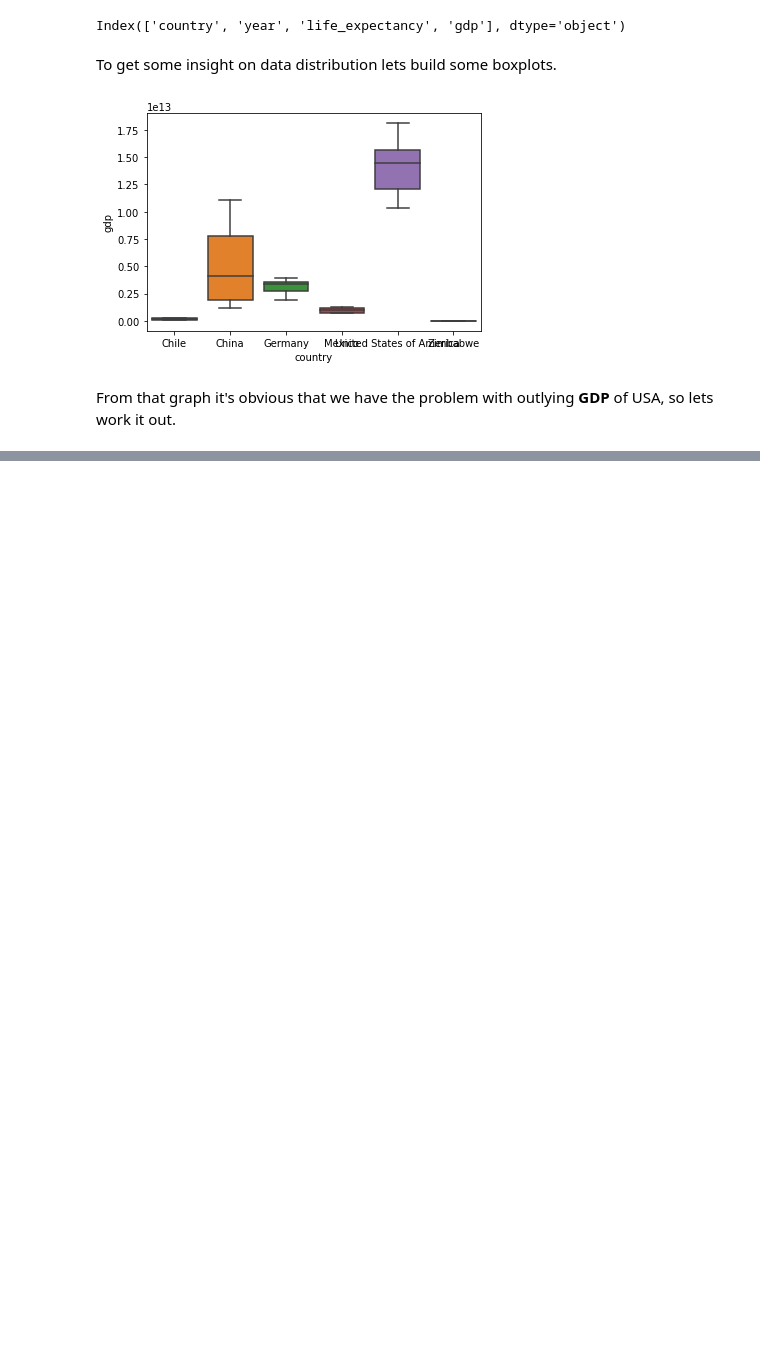
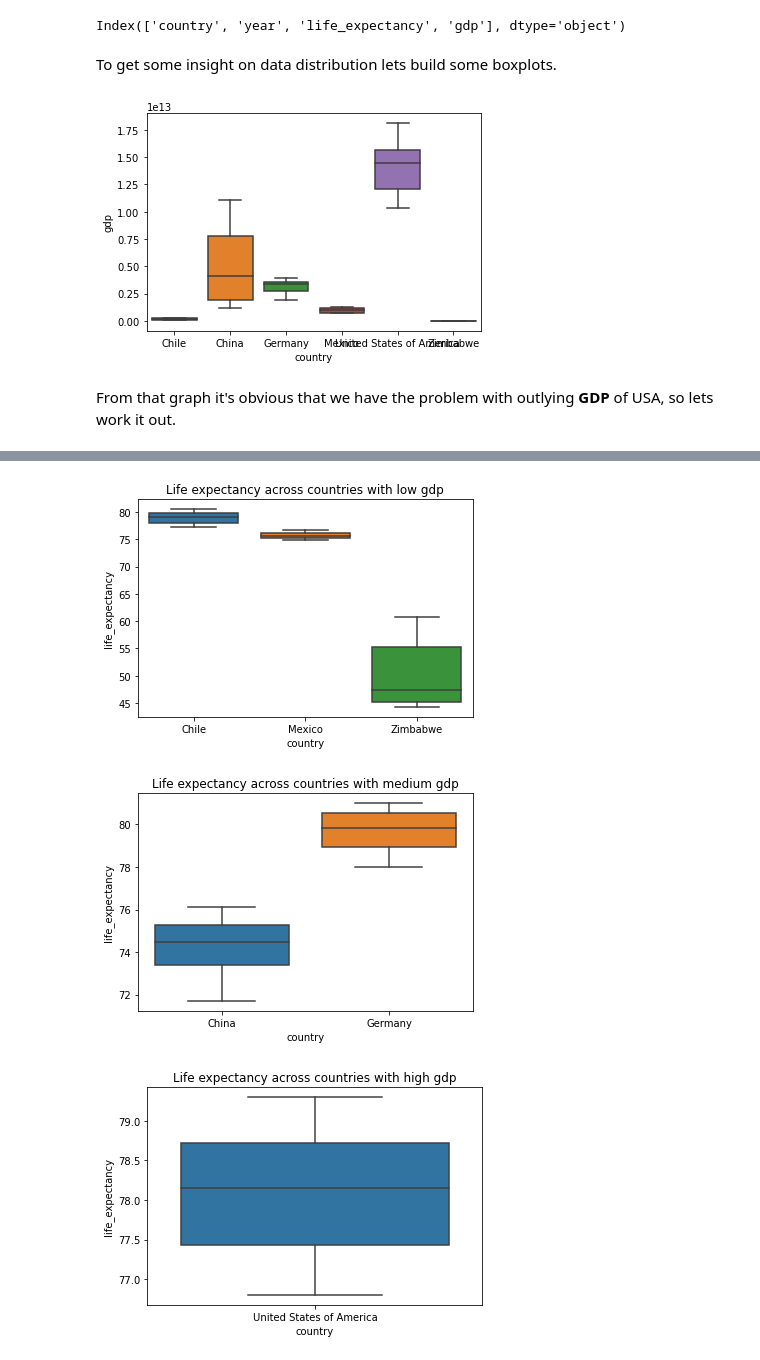
Before and after one commit to demolemo/life-expectancy, a Jupyter notebook: life_expectancy_gdp.ipynb, the cells around one changed output, grey strips where cells are left out. Drawn from its saved outputs; the diff is of its cells as text; code cells hidden in the pictures; blank space fills up the shorter version.

```diff
--- a/life_expectancy_gdp.ipynb
+++ b/life_expectancy_gdp.ipynb
@@ -64,0 +84,16 @@ max    2015.000000        81.000000  1.106470e+13
+# %%
+sns.boxplot(data = low_gdp, x = 'country', y = 'life_expectancy')
+plt.title('Life expectancy across countries with low gdp')
+plt.show()
+
+sns.boxplot(data = medium_gdp, x = 'country', y = 'life_expectancy')
+plt.title('Life expectancy across countries with medium gdp')
+plt.show()
+
+sns.boxplot(data = high_gdp, x = 'country', y = 'life_expectancy')
+plt.title('Life expectancy across countries with high gdp')
+plt.show()
+# %% [output]
+[figure, added]
+[figure, added]
+[figure, added]
```
Also changed, not shown: parts of 21 cells of this notebook, 1 other file.
